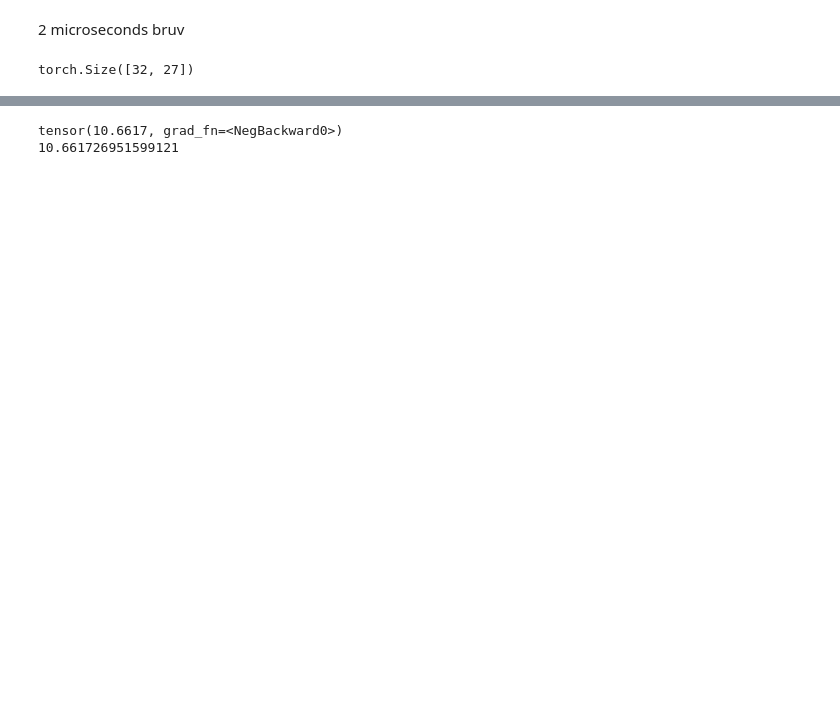
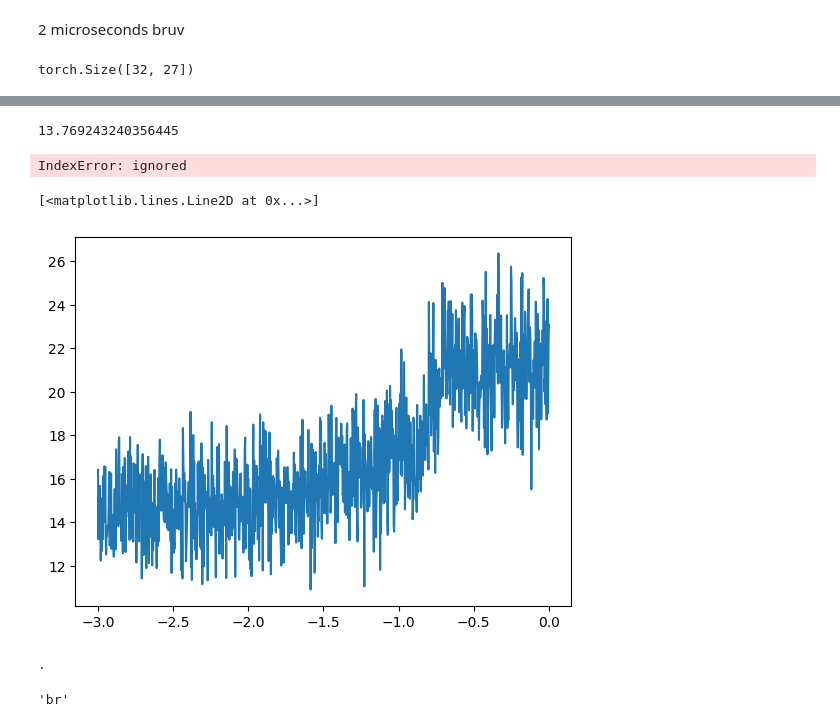
Before and after one commit to Trickshotblaster/nn-practices, a Jupyter notebook: MLP.ipynb, the cells around one changed output, grey strips where cells are left out. Cells and saved outputs as stored; diff of their text form; code cells hidden in the pictures; blank space fills up the shorter version.

```diff
--- a/MLP.ipynb
+++ b/MLP.ipynb
@@ -192,24 +184,40 @@ tensor(18.0028)
 # %%
-emb = C[X]
-wi1 = emb.view(-1, 6) @ w1
-wi1b = wi1 + b1
-wi1ba = wi1b.tanh()
-wi2 = wi1ba @ w2
-logits = wi2 + b2
-counts = logits.exp()
-probs = counts / counts.sum(1, keepdim=True)
+lri =[]
+lossi = []
+
+for x in range(1000):
+
+  # minibatch
+  ix = torch.randint(0, X.shape[0], (32, ))
 
 
-for p in parameters:
-  p.grad = None
+  emb = C[X[ix]]
+  wi1 = emb.view(-1, 6) @ w1
+  wi1b = wi1 + b1
+  wi1ba = wi1b.tanh()
+  wi2 = wi1ba @ w2
+  logits = wi2 + b2
 
-loss = -probs[torch.arange(len(X)), Y].log().mean()
-print(loss)
-loss.backward()
-for p in parameters:
-  p.data -= p.grad * 0.01
 
+
+  for p in parameters:
+    p.grad = None
+
+  loss = F.cross_entropy(logits, Y[ix])
+  print(loss.item())
+  loss.backward()
+  lr = lrs[x]
+  for p in parameters:
+    p.data = -lr * 0.05
+
+  lri.append(lre[x])
+  lossi.append(loss.item())
 print(loss.item())
 # %% [output]
-tensor(10.6617, grad_fn=<NegBackward0>)
-10.661726951599121
+13.769243240356445
+IndexError: ignored
+# %%
+plt.plot(lri, lossi)
+# %% [output]
+[<matplotlib.lines.Line2D at 0x...>]
+[figure, added]
@@ -215,0 +233,27 @@ tensor(10.6617, grad_fn=<NegBackward0>)
+# %%
+def prompt(context, max_length=15):
+  out = context
+  length = 0
+  cx = [0] * block_size
+  cx = cx[len(context):] + [stoi[c] for c in context]
+  while True:
+    length += 1
+    emb = C[cx]
+    wi1 = emb.view(-1, 6) @ w1
+    wi1b = wi1 + b1
+    wi1ba = wi1b.tanh()
+    wi2 = wi1ba @ w2
+    logits = wi2 + b2
+    counts = logits.exp()
+    probs = counts / counts.sum(1, keepdim=True)
+    char = itos[torch.multinomial(probs, num_samples=1).item()]
+    print(char)
+    if char == '.' or length==max_length:
+      break
+    out += char
+  return out
+
+prompt("br")
+# %% [output]
+.
+'br'
```
Also changed, not shown: parts of 16 cells of this notebook.
